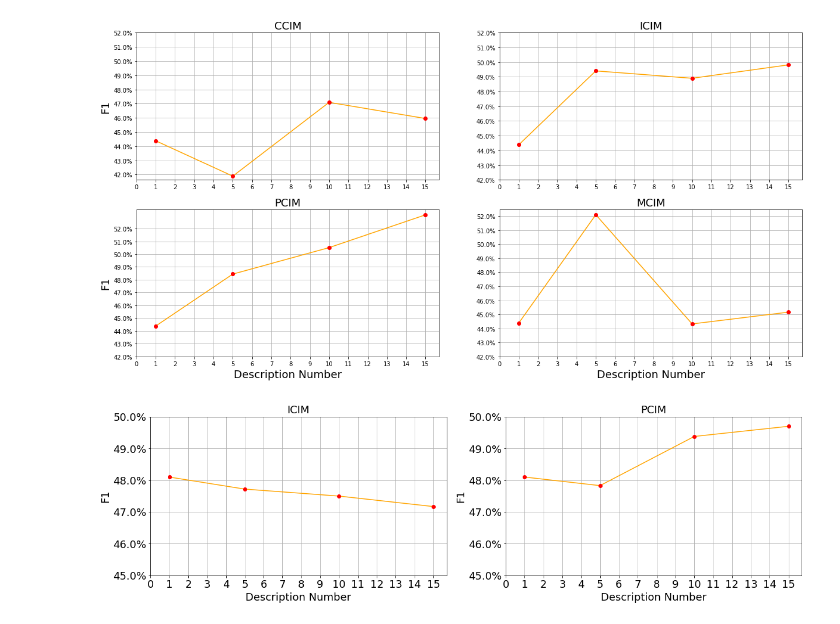
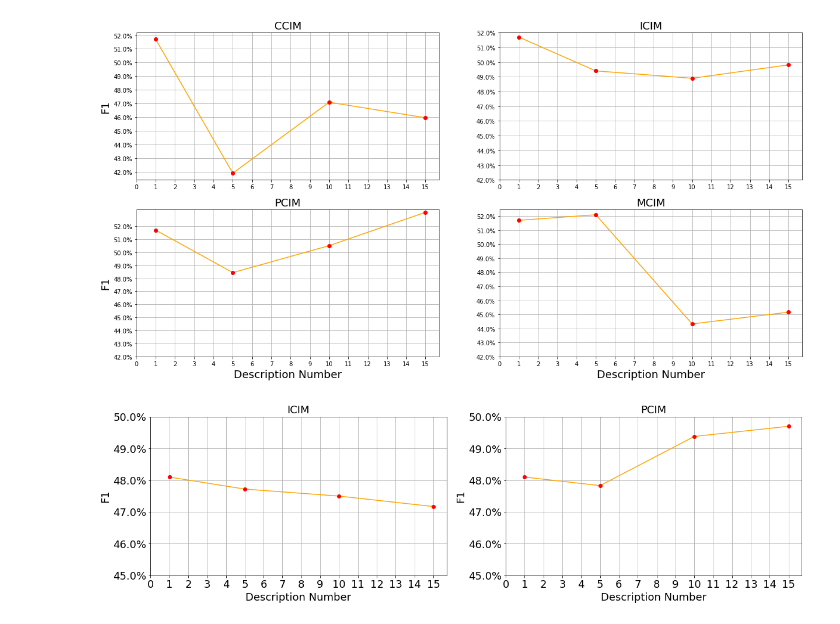
Before and after one commit to tonghaining/zero_shot_relation_extraction, a Jupyter notebook: data_process/result_plot/F1_Result_Plot.ipynb, the cells around one changed output. Saved outputs shown, nothing was run; the diff lists cells and outputs as text; code cells hidden in the pictures.

Commit message:
updata F1 plot

```diff
--- a/data_process/result_plot/F1_Result_Plot.ipynb
+++ b/data_process/result_plot/F1_Result_Plot.ipynb
@@ -5,10 +5,10 @@ import matplotlib.pyplot as plt
 import matplotlib.ticker as ticker
 # %%
 x = [1,5,10,15]
-y_CCIM_1 = [44.38, 41.89, 47.09, 45.95]
-y_ICIM_1 = [44.38, 49.40, 48.90, 49.81]
-y_PCIM_1 = [44.38, 48.44, 50.51, 53.07]
-y_MCIM_1 = [44.38, 52.10, 44.32, 45.16]
+y_CCIM_1 = [51.70, 41.89, 47.09, 45.95]
+y_ICIM_1 = [51.70, 49.40, 48.90, 49.81]
+y_PCIM_1 = [51.70, 48.44, 50.51, 53.07]
+y_MCIM_1 = [51.70, 52.10, 44.32, 45.16]
 
 # Pre trained model
 colors = ['yellowgreen', 'gold', 'lightskyblue', 'lightcoral']
@@ -35,34 +35,34 @@ axs[1, 0].set_ylabel('F1', fontsize=18)
 axs[1, 0].plot(x, y_PCIM_1, color='orange')
 axs[1, 0].plot(x, y_PCIM_1, 'ro')
 axs[1, 0].grid(True)
 
 axs[1, 1].set_title('MCIM', fontsize=18)
 axs[1, 1].set_xlabel('Description Number', fontsize=18)
 # axs[1, 1].set_ylabel('F1', fontsize=18)
 axs[1, 1].plot(x, y_MCIM_1, color='orange')
 axs[1, 1].plot(x, y_MCIM_1, 'ro')
 axs[1, 1].grid(True)
 
 axs[0, 0].yaxis.set_major_formatter(ticker.PercentFormatter())
 axs[0, 1].yaxis.set_major_formatter(ticker.PercentFormatter())
 axs[1, 0].yaxis.set_major_formatter(ticker.PercentFormatter())
 axs[1, 1].yaxis.set_major_formatter(ticker.PercentFormatter())
 
 axs[0, 0].set_xticks(list(range(0,16)))
 axs[1, 0].set_xticks(list(range(0,16)))
 axs[0, 1].set_xticks(list(range(0,16)))
 axs[1, 1].set_xticks(list(range(0,16)))
 
 axs[0, 0].set_yticks(list(range(42,53)))
 axs[0, 1].set_yticks(list(range(42,53)))
 axs[1, 0].set_yticks(list(range(42,53)))
 axs[1, 1].set_yticks(list(range(42,53)))
 
 plt.rcParams['xtick.labelsize']=18
 plt.rcParams['ytick.labelsize']=18
 plt.show()
 # %% [output]
-[figure, old version]
+[figure, new version]
 # %%
 # Pre trained model
 colors = ['yellowgreen', 'gold', 'lightskyblue', 'lightcoral']
```
